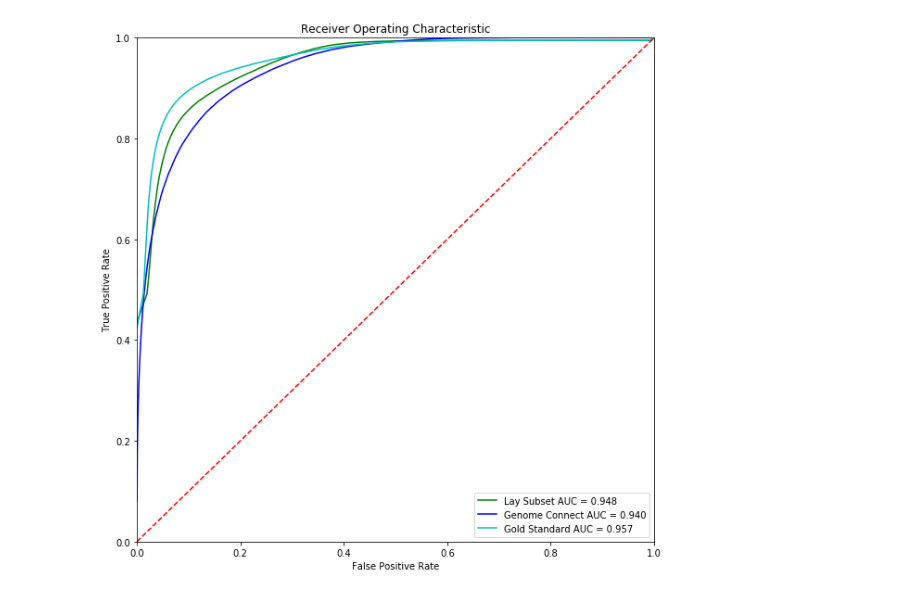
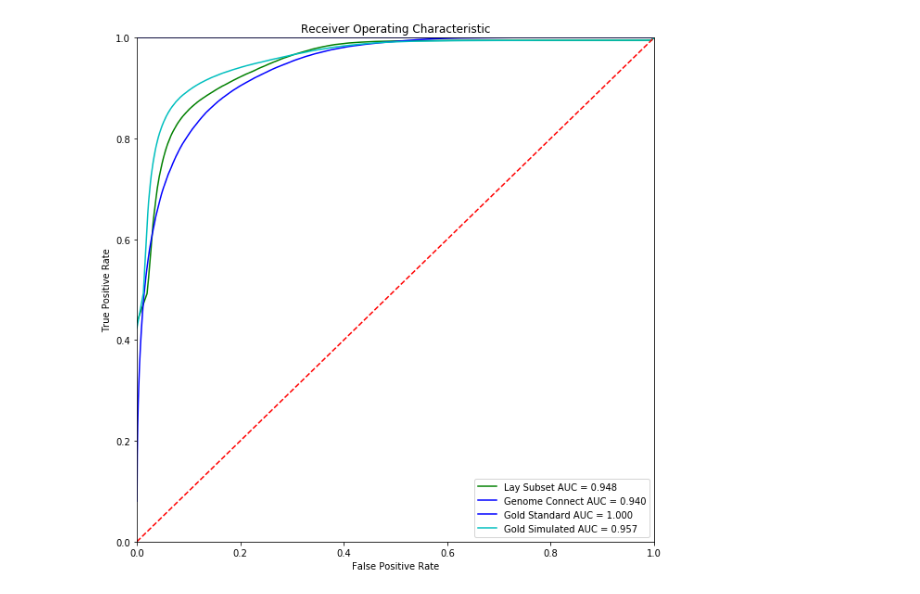
Before and after one commit to monarch-initiative/hpo-survey-analysis, a Jupyter notebook: notebooks/create-roc-curve.ipynb, the cells around one changed output. Saved outputs shown, nothing was run; the diff lists cells and outputs as text; code cells hidden in the pictures.

Commit message:
add gold standard confusion matrix

```diff
--- a/notebooks/create-roc-curve.ipynb
+++ b/notebooks/create-roc-curve.ipynb
@@ -1,51 +1,47 @@
 # %%
 import numpy as np
 import matplotlib.pyplot as plt
 from sklearn.metrics import auc
+from typing import Tuple, List
 
-gc_fpr = []
-gc_tpr = []
-lay_fpr = []
-lay_tpr = []
-gold_fpr = []
-gold_tpr = []
 
-with open('../data/gc-confusion.tsv', 'r') as gc_confusion_matrix:
-    for line in gc_confusion_matrix:
-        rank, true_pos, false_pos, false_neg, true_neg = line.rstrip("\n").split("\t")
+def get_tpr_fpr(file) -> Tuple[List[int], List[int]]:
+    fpr = []
+    tpr = []
+    with open(file, 'r') as confusion_matrix:
+        for line in confusion_matrix:
+            rank, true_pos, false_pos, false_neg, true_neg = line.rstrip("\n").split("\t")
 
-        gc_fpr.append( int(false_pos) / (int(false_pos) + int(true_neg)) )
-        gc_tpr.append( int(true_pos) / (int(true_pos) + int(false_neg)) )
+            fpr.append( int(false_pos) / (int(false_pos) + int(true_neg)) )
+            tpr.append( int(true_pos) / (int(true_pos) + int(false_neg)) )
 
-with open('../data/lay-confusion.tsv', 'r') as lay_confusion_matrix:
-    for line in lay_confusion_matrix:
-        rank, true_pos, false_pos, false_neg, true_neg = line.rstrip("\n").split("\t")
+    return fpr, tpr
 
-        lay_fpr.append( int(false_pos) / (int(false_pos) + int(true_neg)) )
-        lay_tpr.append( int(true_pos) / (int(true_pos) + int(false_neg)) )
 
-with open('../data/gold-confusion.tsv', 'r') as gold_confusion_matrix:
-    for line in gold_confusion_matrix:
-        rank, true_pos, false_pos, false_neg, true_neg = line.rstrip("\n").split("\t")
-
-        gold_fpr.append( int(false_pos) / (int(false_pos) + int(true_neg)) )
-        gold_tpr.append( int(true_pos) / (int(true_pos) + int(false_neg)) )
+lay_fpr, lay_tpr = get_tpr_fpr('../data/confusion_matrices/lay-confusion.tsv')
+gold_fpr, gold_tpr = get_tpr_fpr('../data/confusion_matrices/gold-confusion.tsv')
+gc_fpr, gc_tpr = get_tpr_fpr('../data/confusion_matrices/gc-confusion.tsv')
+sim_fpr, sim_tpr = get_tpr_fpr('../data/confusion_matrices/simulated-confusion.tsv')
 
 gc_auc = auc(gc_fpr, gc_tpr)
 lay_auc = auc(lay_fpr, lay_tpr)
 gold_auc = auc(gold_fpr, gold_tpr)
+sim_auc = auc(sim_fpr, sim_tpr)
+
 
 plt.figure(figsize=(10,10))
 plt.title('Receiver Operating Characteristic')
 plt.plot(lay_fpr, lay_tpr, 'g', label = 'Lay Subset AUC = %0.3f' % lay_auc)
 plt.plot(gc_fpr, gc_tpr, 'b', label = 'Genome Connect AUC = %0.3f' % gc_auc)
-plt.plot(gold_fpr, gold_tpr, 'c', label = 'Gold Standard AUC = %0.3f' % gold_auc)
+plt.plot(gold_fpr, gold_tpr, 'b', label = 'Gold Standard AUC = %0.3f' % gold_auc)
+plt.plot(sim_fpr, sim_tpr, 'c', label = 'Gold Simulated AUC = %0.3f' % sim_auc)
+
 plt.legend(loc = 'lower right')
 plt.plot([0, 1], [0, 1],'r--')
 plt.xlim([0, 1])
 plt.ylim([0, 1])
 plt.ylabel('True Positive Rate')
 plt.xlabel('False Positive Rate')
 plt.show()
 # %% [output]
-[figure, old version]
+[figure, new version]
```
Also changed, not shown: 3 other files.
